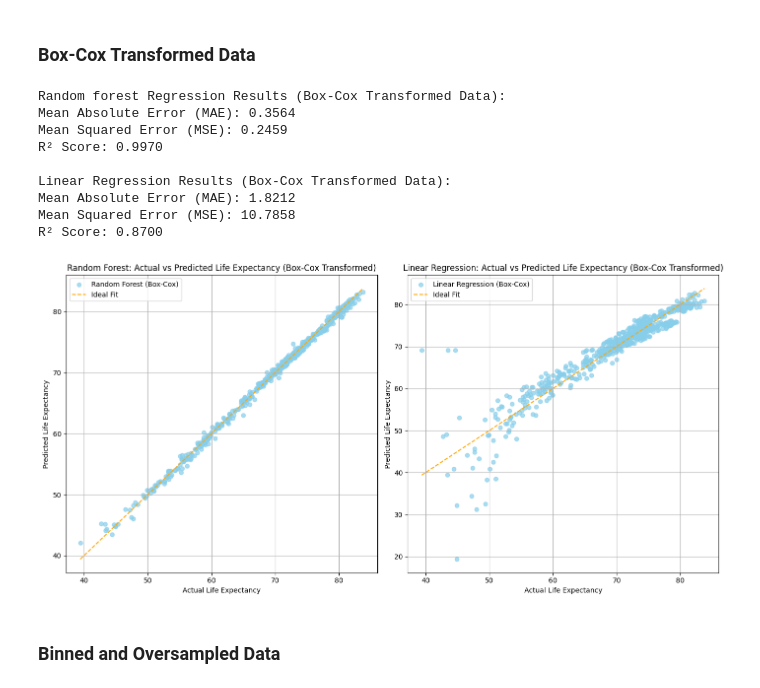
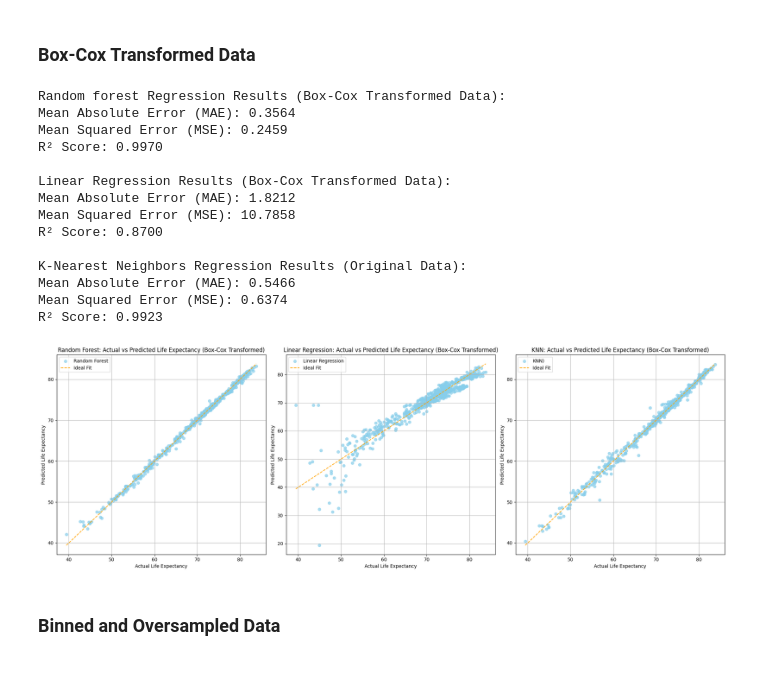
Before and after one commit to malinhauglandh/life-expectancy-prediction, a Jupyter notebook: eda/clean_and_filter_data.ipynb, the cells around one changed output. Drawn from its saved outputs; the diff is of its cells as text; code cells hidden in the pictures.

```diff
--- a/eda/clean_and_filter_data.ipynb
+++ b/eda/clean_and_filter_data.ipynb
@@ -247,10 +278,20 @@ y_pred_lr_bc = lr_bc.predict(X_test_scaled_bc)
 # Inverse transform the predictions for Linear Regression
 y_pred_lr_inv = inv_boxcox(y_pred_lr_bc, lambda_val)
 
+# K-Nearest Neighbors Regressor with Box-Cox transformed data
+knn_bc = KNeighborsRegressor(n_neighbors=1)
+knn_bc.fit(X_train_scaled_bc, y_train_bc)
+y_pred_knn_bc = knn_bc.predict(X_test_scaled_bc)
+
+# Inverse transform the predictions for KNN
+y_pred_knn_inv = inv_boxcox(y_pred_knn_bc, lambda_val)
+
 # Clean the data by replacing NaN values with the mean
 y_test_inv = np.nan_to_num(y_test_inv, nan=np.nanmean(y_test_inv))
 y_pred_rf_inv = np.nan_to_num(y_pred_rf_inv, nan=np.nanmean(y_pred_rf_inv))
 y_pred_lr_inv = np.nan_to_num(y_pred_lr_inv, nan=np.nanmean(y_pred_lr_inv))
+y_pred_knn_inv = np.nan_to_num(y_pred_knn_inv, nan=np.nanmean(y_pred_knn_inv))
+
 
 # Calculate the error metrics for the Random Forest model
 mae_rf_bc = mean_absolute_error(y_test_inv, y_pred_rf_inv)
@@ -261,6 +302,11 @@ r2_rf_bc = r2_score(y_test_inv, y_pred_rf_inv)
 mae_lr_bc = mean_absolute_error(y_test_inv, y_pred_lr_inv)
 mse_lr_bc = mean_squared_error(y_test_inv, y_pred_lr_inv)
 r2_lr_bc = r2_score(y_test_inv, y_pred_lr_inv)
+
+# Calculate the error metrics for the KNN model
+mae_knn_bc = mean_absolute_error(y_test_inv, y_pred_knn_inv)
+mse_knn_bc = mean_squared_error(y_test_inv, y_pred_knn_inv)
+r2_knn_bc = r2_score(y_test_inv, y_pred_knn_inv)
 
 # Print the evaluation metrics
 print("Random forest Regression Results (Box-Cox Transformed Data):")
@@ -273,42 +319,62 @@ print(f"Mean Absolute Error (MAE): {mae_lr_bc:.4f}")
 print(f"Mean Squared Error (MSE): {mse_lr_bc:.4f}")
 print(f"R² Score: {r2_lr_bc:.4f}")
 
+print("\nK-Nearest Neighbors Regression Results (Original Data):")
+print(f"Mean Absolute Error (MAE): {mae_knn_bc:.4f}")
+print(f"Mean Squared Error (MSE): {mse_knn_bc:.4f}")
+print(f"R² Score: {r2_knn_bc:.4f}")
+
 # Plot the two models' predictions against the actual values
-plt.figure(figsize=(14, 7))
+plt.figure(figsize=(21, 7))
 
 # Random Forest subplot
-plt.subplot(1, 2, 1)
-plt.scatter(y_test_inv, y_pred_rf_inv, alpha=0.7, label="Random Forest (Box-Cox)", color='skyblue')
+plt.subplot(1, 3, 1)
+plt.scatter(y_test_inv, y_pred_rf_inv, alpha=0.7, label="Random Forest", color='skyblue')
 plt.plot([y_test_inv.min(), y_test_inv.max()], [y_test_inv.min(), y_test_inv.max()], '--', label="Ideal Fit", color='orange')
 plt.title("Random Forest: Actual vs Predicted Life Expectancy (Box-Cox Transformed)")
 plt.xlabel("Actual Life Expectancy")
 plt.ylabel("Predicted Life Expectancy")
 plt.legend()
 plt.grid(True)
 
 # Linear Regression subplot
-plt.subplot(1, 2, 2)
-plt.scatter(y_test_inv, y_pred_lr_inv, alpha=0.7, label="Linear Regression (Box-Cox)", color='skyblue')
+plt.subplot(1, 3, 2)
+plt.scatter(y_test_inv, y_pred_lr_inv, alpha=0.7, label="Linear Regression", color='skyblue')
 plt.plot([y_test_inv.min(), y_test_inv.max()], [y_test_inv.min(), y_test_inv.max()], '--', label="Ideal Fit", color='orange')
 plt.title("Linear Regression: Actual vs Predicted Life Expectancy (Box-Cox Transformed)")
 plt.xlabel("Actual Life Expectancy")
 plt.ylabel("Predicted Life Expectancy")
 plt.legend()
 plt.grid(True)
 
+# KNN subplot
+plt.subplot(1, 3, 3)
+plt.scatter(y_test_inv, y_pred_knn_inv, alpha=0.7, label="KNN)", color='skyblue')
+plt.plot([y_test_inv.min(), y_test_inv.max()], [y_test_inv.min(), y_test_inv.max()], '--', label="Ideal Fit", color='orange')
+plt.title("KNN: Actual vs Predicted Life Expectancy (Box-Cox Transformed)")
+plt.xlabel("Actual Life Expectancy")
+plt.ylabel("Predicted Life Expectancy")
+plt.legend()
+plt.grid(True)
+
 plt.tight_layout()
 plt.show()
 # %% [output]
 Random forest Regression Results (Box-Cox Transformed Data):
 Mean Absolute Error (MAE): 0.3564
 Mean Squared Error (MSE): 0.2459
 R² Score: 0.9970
 
 Linear Regression Results (Box-Cox Transformed Data):
 Mean Absolute Error (MAE): 1.8212
 Mean Squared Error (MSE): 10.7858
 R² Score: 0.8700
+
+K-Nearest Neighbors Regression Results (Original Data):
+Mean Absolute Error (MAE): 0.5466
+Mean Squared Error (MSE): 0.6374
+R² Score: 0.9923
-[figure, old version]
+[figure, new version]
 # %% [markdown]
 ### Binned and Oversampled Data
 # %%
```
Also changed, not shown: parts of 4 cells of this notebook.
